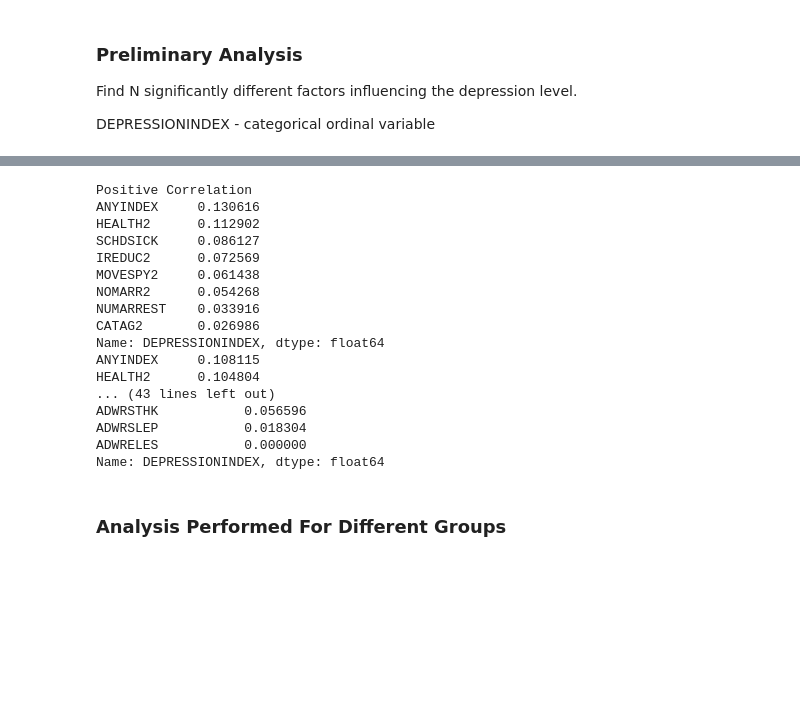
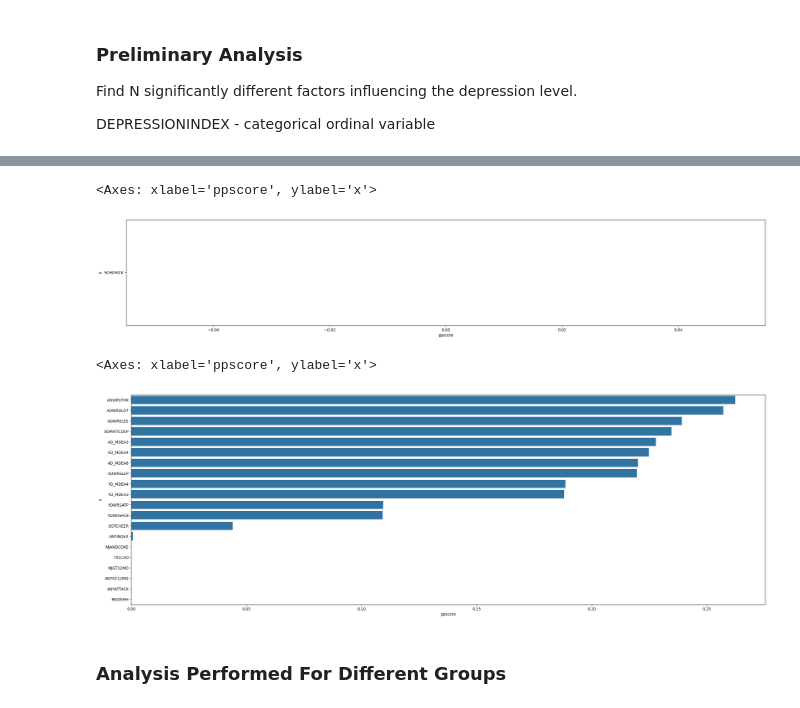
Before and after one commit to KozAAAAA/depression_analysis, a Jupyter notebook: analysis.ipynb, the cells around one changed output, grey strips where cells are left out. Saved outputs shown, nothing was run; the diff lists cells and outputs as text; code cells hidden in the pictures; blank space fills up the shorter version.

```diff
--- a/analysis.ipynb
+++ b/analysis.ipynb
@@ -150,38 +187,15 @@ sns.heatmap(pps_df, annot=True, fmt=".1f")  # Not sure about ths one
-# %%
-N = 8
-COL = "DEPRESSIONINDEX"
-print("Positive Correlation")
-print(pearson_df[COL].drop(COL).nlargest(N))
-print(spearman_df[COL].drop(COL).nlargest(N))
-print()
-
-print("Negative Correlation")
-print(pearson_df[COL].drop(COL).nsmallest(N))
-print(spearman_df[COL].drop(COL).nsmallest(N))
-print()
-
-print("Predictive Power Score")
-print(pps_df[COL].drop(COL).nlargest(N))
-print(pps_df.loc[COL].nlargest(N))
-print()
-# %% [output]
-Positive Correlation
-ANYINDEX     0.130616
-HEALTH2      0.112902
-SCHDSICK     0.086127
-IREDUC2      0.072569
-MOVESPY2     0.061438
-NOMARR2      0.054268
-NUMARREST    0.033916
-CATAG2       0.026986
-Name: DEPRESSIONINDEX, dtype: float64
-ANYINDEX     0.108115
-HEALTH2      0.104804
-... (43 lines left out)
-ADWRSTHK           0.056596
-ADWRSLEP           0.018304
-ADWRELES           0.000000
-Name: DEPRESSIONINDEX, dtype: float64
+# %%
+plt.figure(figsize=(30, 5))
+sns.barplot(x="ppscore", y="x", data=pps_num_df.sort_values("ppscore", ascending=False))
+# %% [output]
+<Axes: xlabel='ppscore', ylabel='x'>
+[figure, added]
+# %%
+plt.figure(figsize=(30, 10)) # Why are these values so low??
+sns.barplot(x="ppscore", y="x", data=pps_cat_df.head(20))
+# %% [output]
+<Axes: xlabel='ppscore', ylabel='x'>
+[figure, added]
 # %% [markdown]
 ### Analysis Performed For Different Groups
 # %%
```
Also changed, not shown: parts of 10 cells of this notebook.
